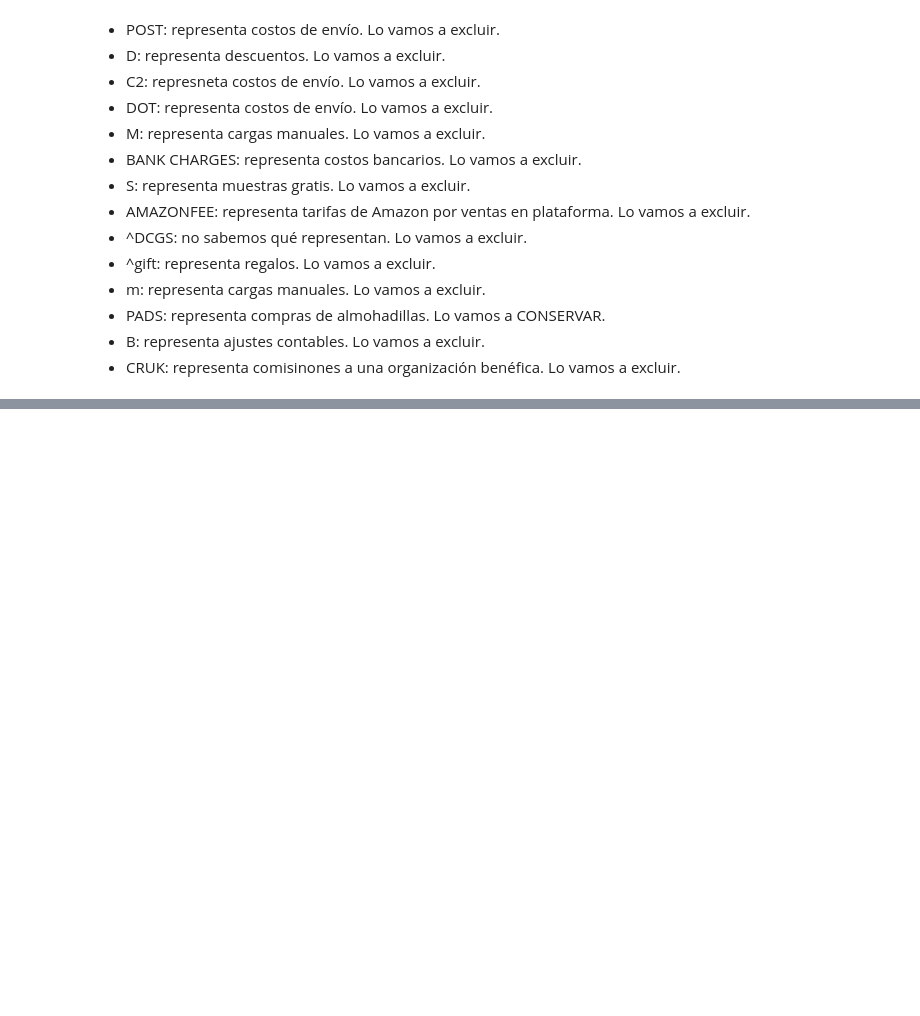
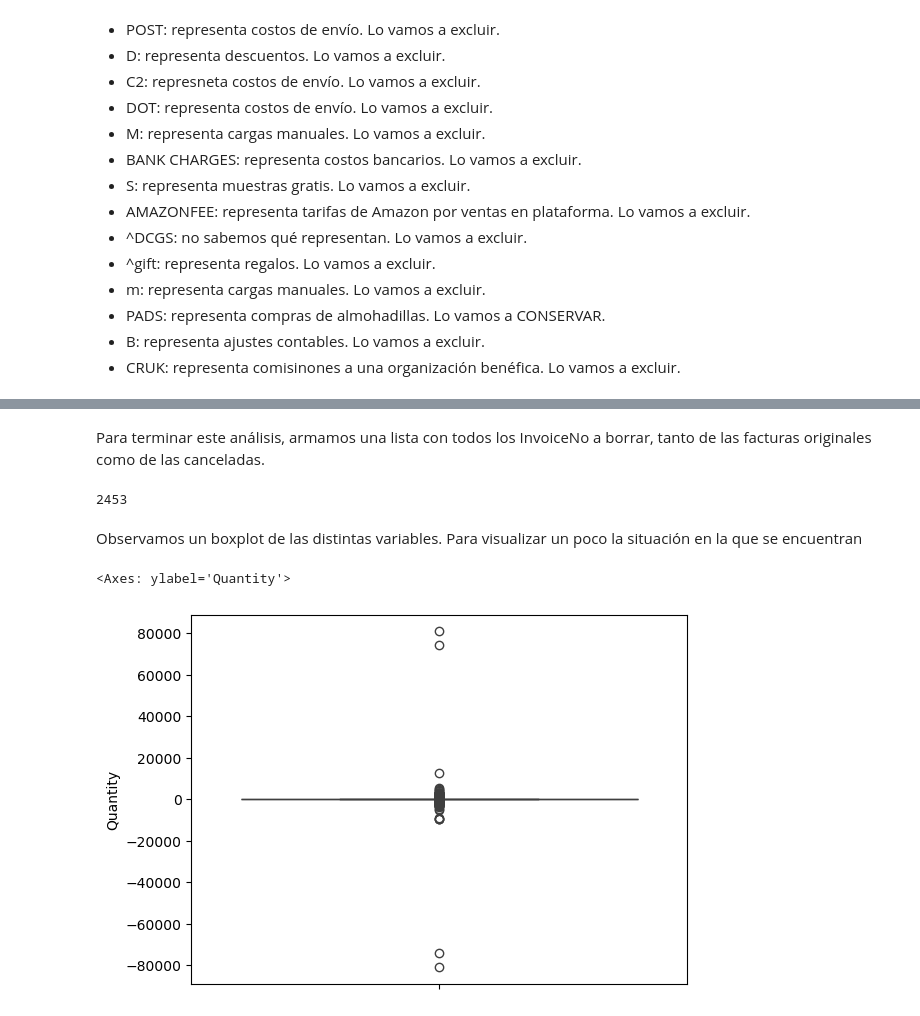
Before and after one commit to alvarotoledo01/Parcial2_OnlineRetail, a Jupyter notebook: 01_preprocessing.ipynb, the cells around one changed output, grey strips where cells are left out. Cells and saved outputs as stored; diff of their text form; code cells hidden in the pictures; blank space fills up the shorter version.

```diff
--- a/01_preprocessing.ipynb
+++ b/01_preprocessing.ipynb
@@ -270,0 +426,17 @@ Luego de realizar el análisis de los diferentes StockCode en el otro notebook.
+# %% [markdown]
+Para terminar este análisis, armamos una lista con todos los InvoiceNo a borrar, tanto de las facturas originales como de las canceladas.
+# %%
+invoices_cancelados = (
+    matches_unicos["InvoiceNo_devolución"].unique().tolist()
+    + matches_unicos["InvoiceNo_venta"].unique().tolist()
+)
+len(invoices_cancelados)
+# %% [output]
+2453
+# %% [markdown]
+Observamos un boxplot de las distintas variables. Para visualizar un poco la situación en la que se encuentran
+# %%
+sns.boxplot(data=df["Quantity"])
+# %% [output]
+<Axes: ylabel='Quantity'>
+[figure, added]
```
Also changed, not shown: parts of 61 cells of this notebook, 1 other file.
